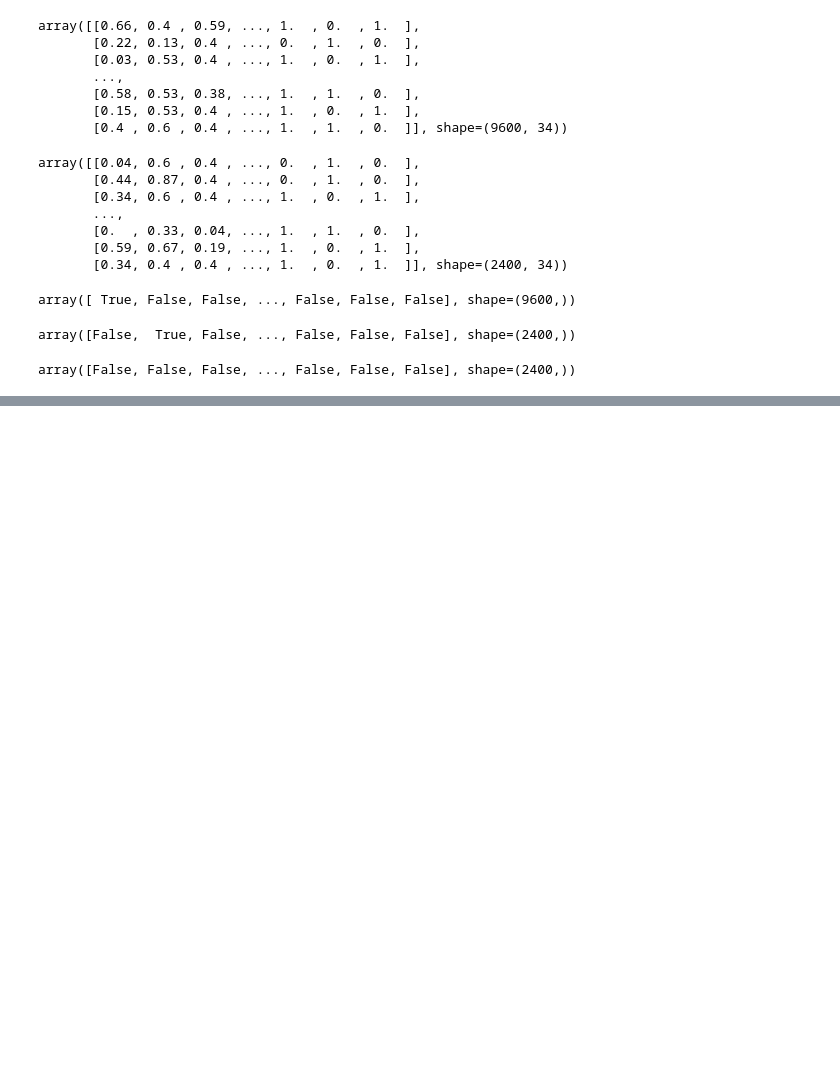
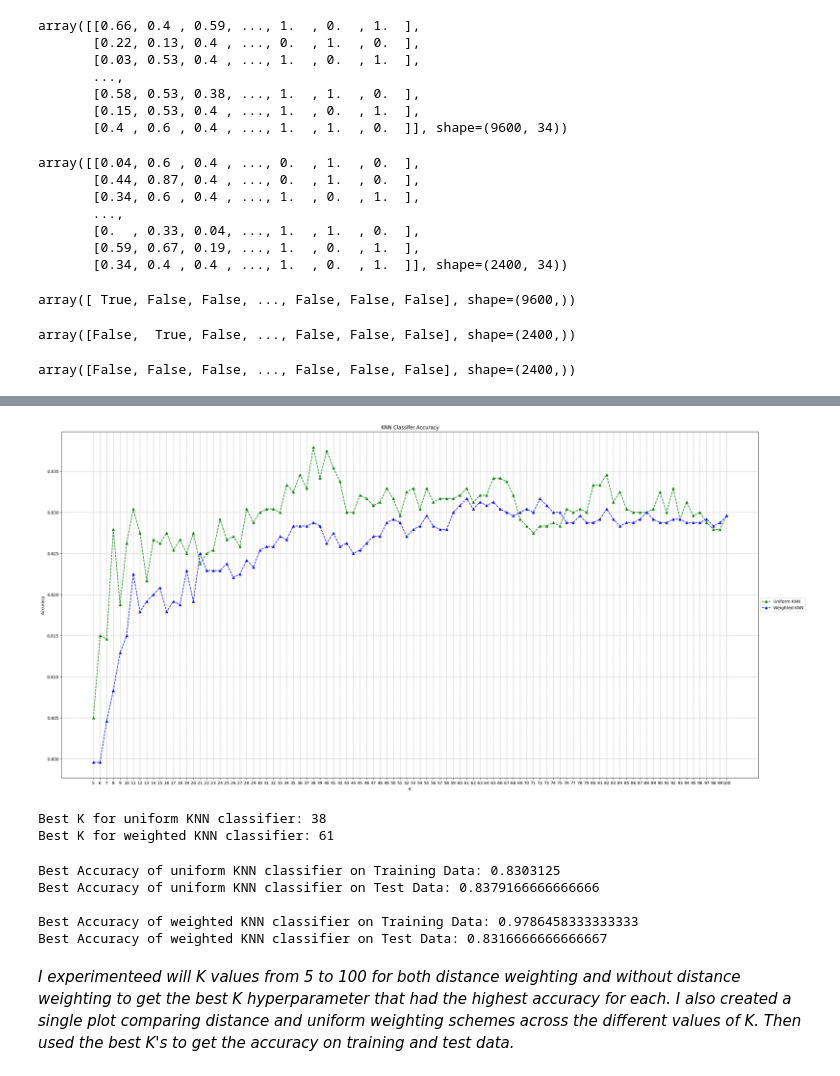
Before and after one commit to joneshshrestha/machine-learning-python, a Jupyter notebook: Document Classification/document-classification.ipynb, the cells around one changed output, grey strips where cells are left out. Cells and saved outputs as stored; diff of their text form; code cells hidden in the pictures; blank space fills up the shorter version.

```diff
--- a/Document Classification/document-classification.ipynb
+++ b/Document Classification/document-classification.ipynb
@@ -648,0 +708,59 @@ array([False, False, False, ..., False, False, False], shape=(2400,))
+# %%
+uniform_knn = []
+weighted_knn = []
+
+for K in range(5, 101, 1):
+    uniform_knn_clf = KNeighborsClassifier(n_neighbors=K, weights='uniform')
+    uniform_knn_clf.fit(X_train_norm, y_train)
+    uniform_knn.append(
+        uniform_knn_clf.score(X_test_norm, y_test)
+    )
+    weighted_knn_clf = KNeighborsClassifier(n_neighbors=K, weights='distance')
+    weighted_knn_clf.fit(X_train_norm, y_train)
+    weighted_knn.append(
+        weighted_knn_clf.score(X_test_norm, y_test)
+    )
+# %%
+Ks = list(range(5, 101, 1))
+plt.figure(figsize=(30, 15))
+plt.plot(Ks, uniform_knn, "g^--", label="Uniform KNN")
+plt.plot(Ks, weighted_knn, "b^--", label="Weighted KNN")
+plt.xlabel("K")
+plt.ylabel("Accuracy")
+plt.title("KNN Classifer Accuracy")
+plt.grid(linestyle="--")
+plt.xticks(Ks)
+plt.legend(loc="center left", bbox_to_anchor=(1, 0.5))
+plt.show()
+# %% [output]
+[figure, added]
+# %%
+best_uniform_knn_acc = max(uniform_knn)
+best_weighted_knn_acc = max(weighted_knn)
+
+best_uniform_K = uniform_knn.index(best_uniform_knn_acc) + 5
+best_weighted_K = weighted_knn.index(best_weighted_knn_acc) + 5
+
+print(f'Best K for uniform KNN classifier: {best_uniform_K}')
+print(f'Best K for weighted KNN classifier: {best_weighted_K}')
+# %% [output]
+Best K for uniform KNN classifier: 38
+Best K for weighted KNN classifier: 61
+# %%
+best_uniform_knn = KNeighborsClassifier(n_neighbors=best_uniform_K, weights='uniform')
+best_uniform_knn.fit(X_train_norm, y_train)
+print(f'Best Accuracy of uniform KNN classifier on Training Data: {best_uniform_knn.score(X_train_norm, y_train)}')
+print(f'Best Accuracy of uniform KNN classifier on Test Data: {best_uniform_knn.score(X_test_norm, y_test)} \n')
+
+best_weighted_knn = KNeighborsClassifier(n_neighbors=best_weighted_K, weights='distance')
+best_weighted_knn.fit(X_train_norm, y_train)
+print(f'Best Accuracy of weighted KNN classifier on Training Data: {best_weighted_knn.score(X_train_norm, y_train)}')
+print(f'Best Accuracy of weighted KNN classifier on Test Data: {best_weighted_knn.score(X_test_norm, y_test)}')
+# %% [output]
+Best Accuracy of uniform KNN classifier on Training Data: 0.8303125
+Best Accuracy of uniform KNN classifier on Test Data: 0.8379166666666666
+
+Best Accuracy of weighted KNN classifier on Training Data: 0.9786458333333333
+Best Accuracy of weighted KNN classifier on Test Data: 0.8316666666666667
+# %% [markdown]
+_I experimenteed will K values from 5 to 100 for both distance weighting and without distance weighting to get the best K hyperparameter that had the highest accuracy for each. I also created a single plot comparing distance and uniform weighting schemes across the different values of K. Then used the best K's to get the accuracy on training and test data._
```
Also changed, not shown: parts of 21 cells of this notebook.
